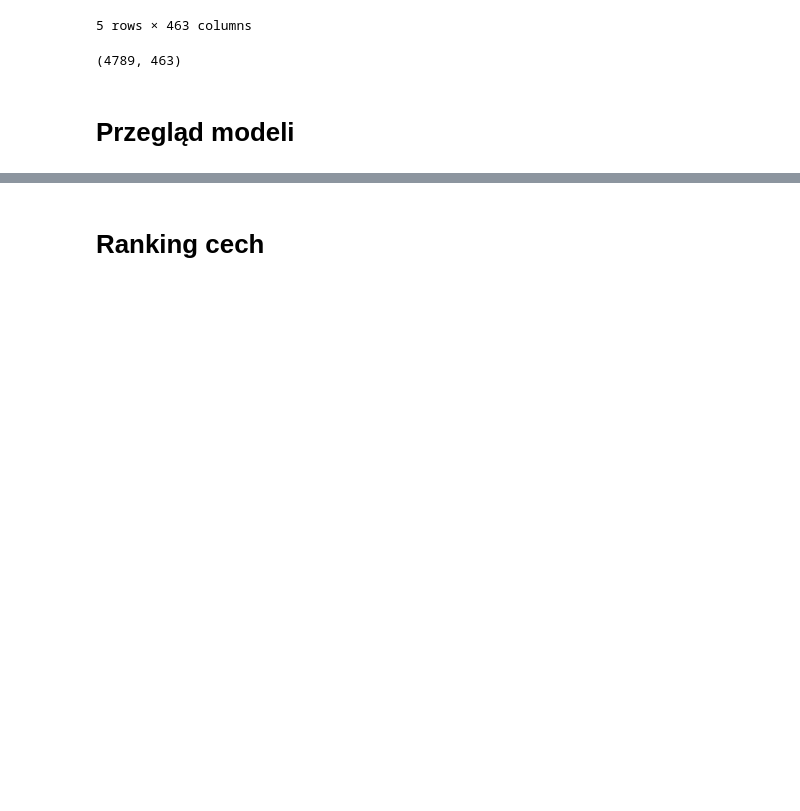
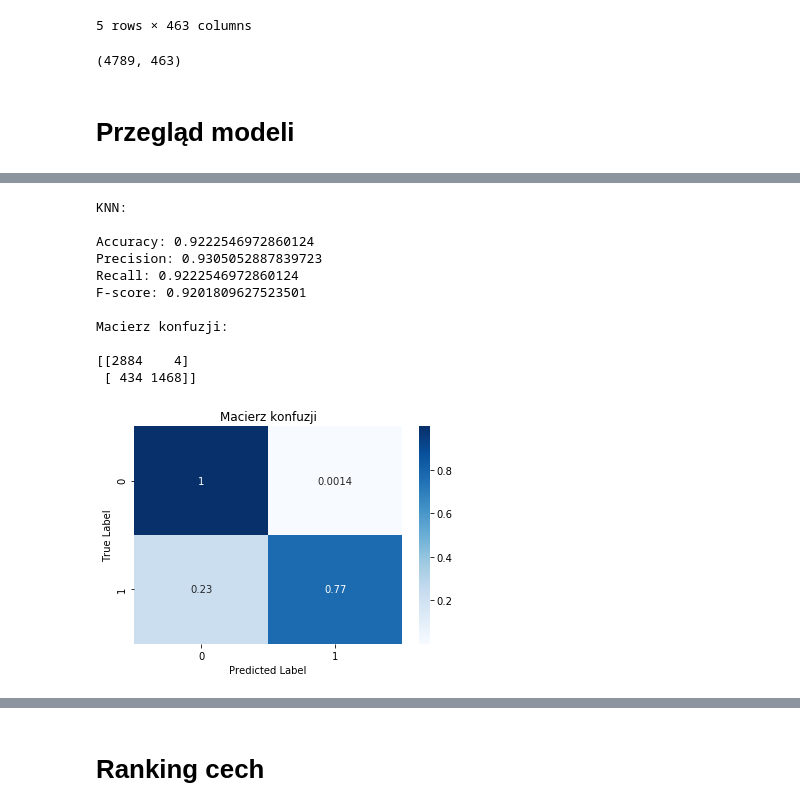
Before and after one commit to Torak28/Analityka_Eksploracja_Danych, a Jupyter notebook: 2_Data_Mining/Data_Mining.ipynb, the cells around one changed output, grey strips where cells are left out. Drawn from its saved outputs; the diff is of its cells as text; code cells hidden in the pictures; blank space fills up the shorter version.

```diff
--- a/2_Data_Mining/Data_Mining.ipynb
+++ b/2_Data_Mining/Data_Mining.ipynb
@@ -117,0 +135,17 @@ def do_the_thing(model, name, datContent):
+# %%
+from sklearn.neighbors import KNeighborsClassifier
+
+do_the_thing(KNeighborsClassifier(metric='euclidean'), name='KNN', data=datContent)
+# %% [output]
+KNN:
+
+Accuracy: 0.9222546972860124
+Precision: 0.9305052887839723
+Recall: 0.9222546972860124
+F-score: 0.9201809627523501
+
+Macierz konfuzji:
+
+[[2884    4]
+ [ 434 1468]]
+[figure, added]
```
Also changed, not shown: parts of 32 cells of this notebook.
